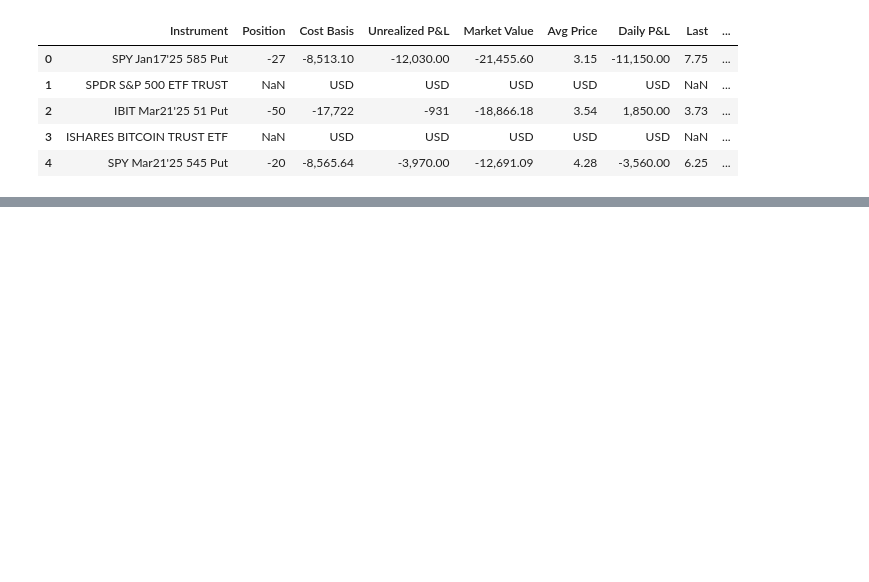
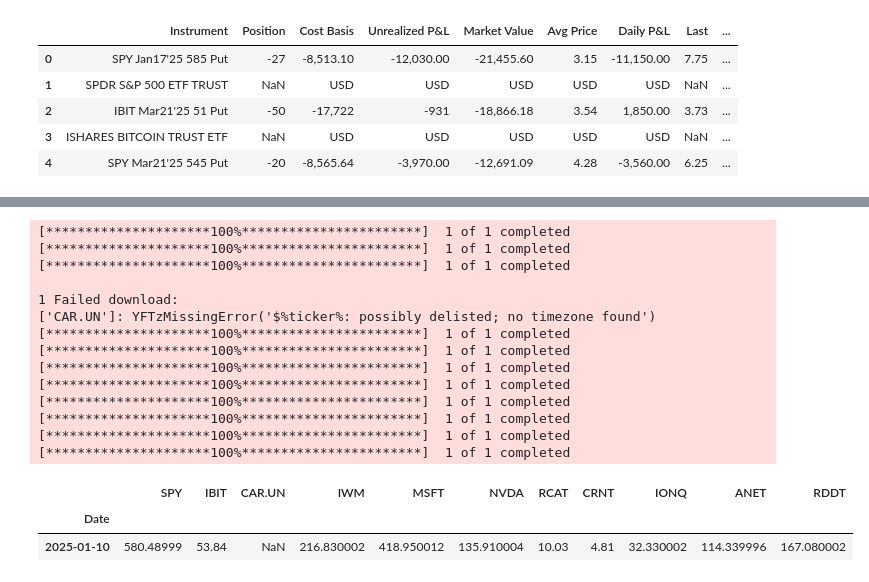
Before and after one commit to AimjGuytidy/optionstrade, a Jupyter notebook: optionstrade.ipynb, the cells around one changed output, grey strips where cells are left out. Drawn from its saved outputs; the diff is of its cells as text; code cells hidden in the pictures; blank space fills up the shorter version.

```diff
--- a/optionstrade.ipynb
+++ b/optionstrade.ipynb
@@ -145,0 +187,30 @@ nope
+# %%
+# Define the ticker list
+tickers_list = option_position_jan_11_25["underlying"].unique()
+# Create placeholder for data
+options_underlying_jan_11_25 = pd.DataFrame(columns=tickers_list)
+# Fetch the data
+for ticker in tickers_list:
+    options_underlying_jan_11_25[ticker] = yf.download(ticker,
+                               start="2025-01-11",
+                               end="2025-01-11")['Close']
+# Print first 5 rows of the data
+options_underlying_jan_11_25.head()
+# %% [output]
+[*********************100%***********************]  1 of 1 completed
+[*********************100%***********************]  1 of 1 completed
+[*********************100%***********************]  1 of 1 completed
+
+1 Failed download:
+['CAR.UN']: YFTzMissingError('$%ticker%: possibly delisted; no timezone found')
+[*********************100%***********************]  1 of 1 completed
+[*********************100%***********************]  1 of 1 completed
+[*********************100%***********************]  1 of 1 completed
+[*********************100%***********************]  1 of 1 completed
+[*********************100%***********************]  1 of 1 completed
+[*********************100%***********************]  1 of 1 completed
+[*********************100%***********************]  1 of 1 completed
+[*********************100%***********************]  1 of 1 completed
+|  | SPY | IBIT | CAR.UN | IWM | MSFT | NVDA | RCAT | CRNT | IONQ | ANET | RDDT |
+| Date |  |  |  |  |  |  |  |  |  |  |  |
+| 2025-01-10 | 580.48999 | 53.84 | NaN | 216.830002 | 418.950012 | 135.910004 | 10.03 | 4.81 | 32.330002 | 114.339996 | 167.080002 |
```
Also changed, not shown: parts of 21 cells of this notebook.
